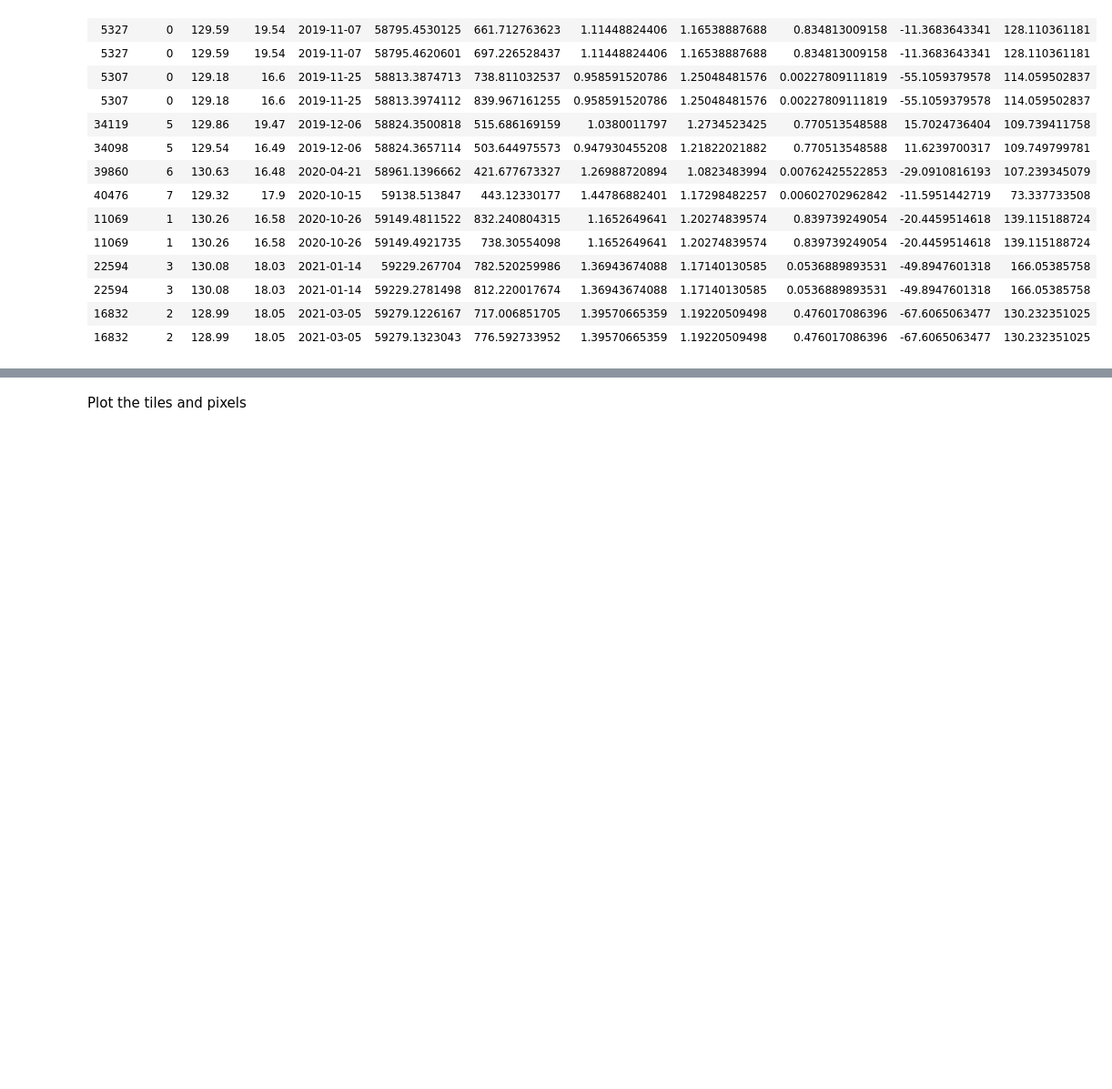
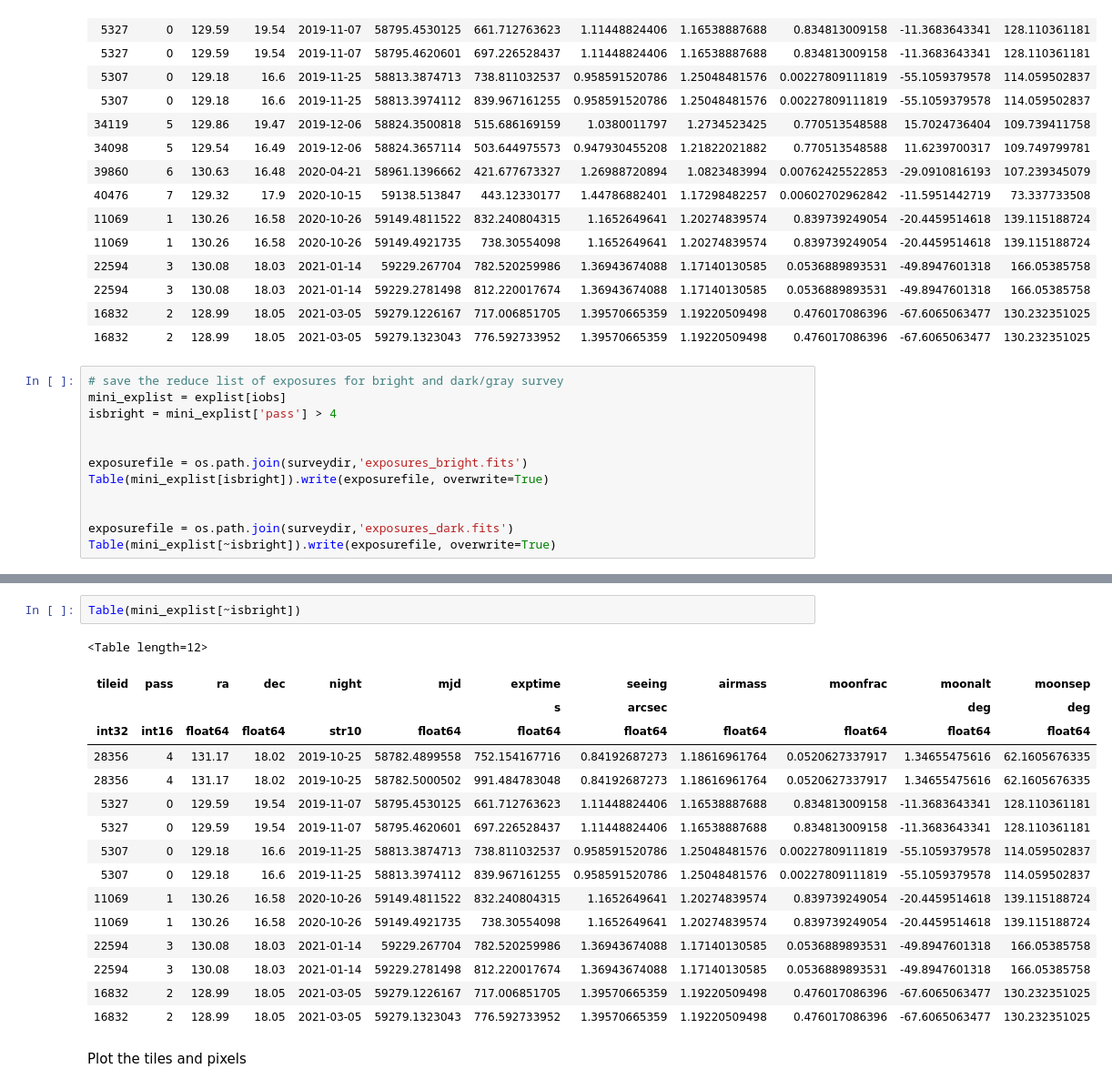
Before and after one commit to desihub/quicksurvey_example, a Jupyter notebook: readme.ipynb, the cells around one changed output, grey strips where cells are left out. Shown at 91% size. Drawn from its saved outputs; the diff is of its cells as text; blank space fills up the shorter version.

```diff
--- a/readme.ipynb
+++ b/readme.ipynb
@@ -122,3 +126,15 @@ explist[iobs]
 | 22594 | 3 | 130.08 | 18.03 | 2021-01-14 | 59229.2781498 | 812.220017674 | 1.36943674088 | 1.17140130585 | 0.0536889893531 | -49.8947601318 | 166.05385758 |
 | 16832 | 2 | 128.99 | 18.05 | 2021-03-05 | 59279.1226167 | 717.006851705 | 1.39570665359 | 1.19220509498 | 0.476017086396 | -67.6065063477 | 130.232351025 |
 | 16832 | 2 | 128.99 | 18.05 | 2021-03-05 | 59279.1323043 | 776.592733952 | 1.39570665359 | 1.19220509498 | 0.476017086396 | -67.6065063477 | 130.232351025 |
+# %%
+# save the reduce list of exposures for bright and dark/gray survey
+mini_explist = explist[iobs]
+isbright = mini_explist['pass'] > 4
+
+
+exposurefile = os.path.join(surveydir,'exposures_bright.fits')
+Table(mini_explist[isbright]).write(exposurefile, overwrite=True)
+
+
+exposurefile = os.path.join(surveydir,'exposures_dark.fits')
+Table(mini_explist[~isbright]).write(exposurefile, overwrite=True)
@@ -125,3 +152,22 @@ explist[iobs]
+# %%
+Table(mini_explist[~isbright])
+# %% [output]
+<Table length=12>
+| tileid | pass | ra | dec | night | mjd | exptime | seeing | airmass | moonfrac | moonalt | moonsep |
+|  |  |  |  |  |  | s | arcsec |  |  | deg | deg |
+| int32 | int16 | float64 | float64 | str10 | float64 | float64 | float64 | float64 | float64 | float64 | float64 |
+| 28356 | 4 | 131.17 | 18.02 | 2019-10-25 | 58782.4899558 | 752.154167716 | 0.84192687273 | 1.18616961764 | 0.0520627337917 | 1.34655475616 | 62.1605676335 |
+| 28356 | 4 | 131.17 | 18.02 | 2019-10-25 | 58782.5000502 | 991.484783048 | 0.84192687273 | 1.18616961764 | 0.0520627337917 | 1.34655475616 | 62.1605676335 |
+| 5327 | 0 | 129.59 | 19.54 | 2019-11-07 | 58795.4530125 | 661.712763623 | 1.11448824406 | 1.16538887688 | 0.834813009158 | -11.3683643341 | 128.110361181 |
+| 5327 | 0 | 129.59 | 19.54 | 2019-11-07 | 58795.4620601 | 697.226528437 | 1.11448824406 | 1.16538887688 | 0.834813009158 | -11.3683643341 | 128.110361181 |
+| 5307 | 0 | 129.18 | 16.6 | 2019-11-25 | 58813.3874713 | 738.811032537 | 0.958591520786 | 1.25048481576 | 0.00227809111819 | -55.1059379578 | 114.059502837 |
+| 5307 | 0 | 129.18 | 16.6 | 2019-11-25 | 58813.3974112 | 839.967161255 | 0.958591520786 | 1.25048481576 | 0.00227809111819 | -55.1059379578 | 114.059502837 |
+| 11069 | 1 | 130.26 | 16.58 | 2020-10-26 | 59149.4811522 | 832.240804315 | 1.1652649641 | 1.20274839574 | 0.839739249054 | -20.4459514618 | 139.115188724 |
+| 11069 | 1 | 130.26 | 16.58 | 2020-10-26 | 59149.4921735 | 738.30554098 | 1.1652649641 | 1.20274839574 | 0.839739249054 | -20.4459514618 | 139.115188724 |
+| 22594 | 3 | 130.08 | 18.03 | 2021-01-14 | 59229.267704 | 782.520259986 | 1.36943674088 | 1.17140130585 | 0.0536889893531 | -49.8947601318 | 166.05385758 |
+| 22594 | 3 | 130.08 | 18.03 | 2021-01-14 | 59229.2781498 | 812.220017674 | 1.36943674088 | 1.17140130585 | 0.0536889893531 | -49.8947601318 | 166.05385758 |
+| 16832 | 2 | 128.99 | 18.05 | 2021-03-05 | 59279.1226167 | 717.006851705 | 1.39570665359 | 1.19220509498 | 0.476017086396 | -67.6065063477 | 130.232351025 |
+| 16832 | 2 | 128.99 | 18.05 | 2021-03-05 | 59279.1323043 | 776.592733952 | 1.39570665359 | 1.19220509498 | 0.476017086396 | -67.6065063477 | 130.232351025 |
 # %% [markdown]
 Plot the tiles and pixels
 # %%
```
Also changed, not shown: parts of 15 cells of this notebook.
